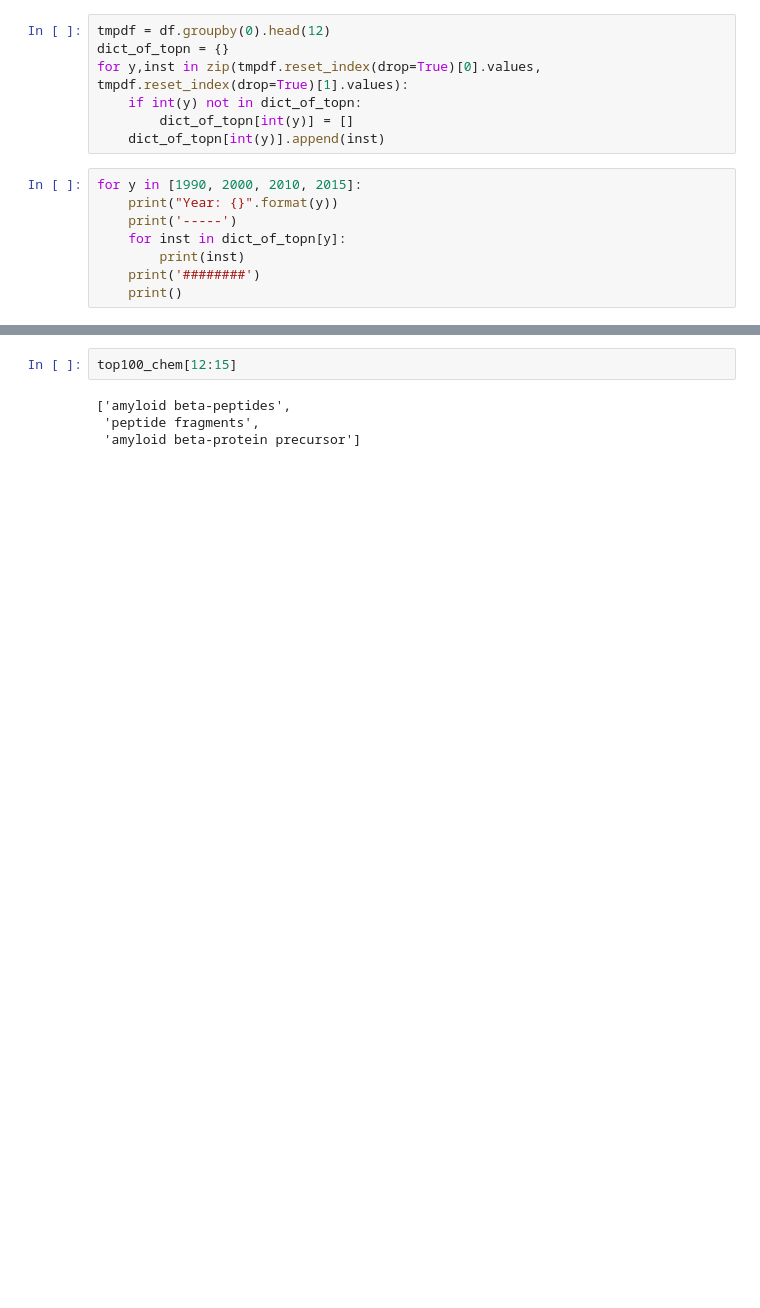
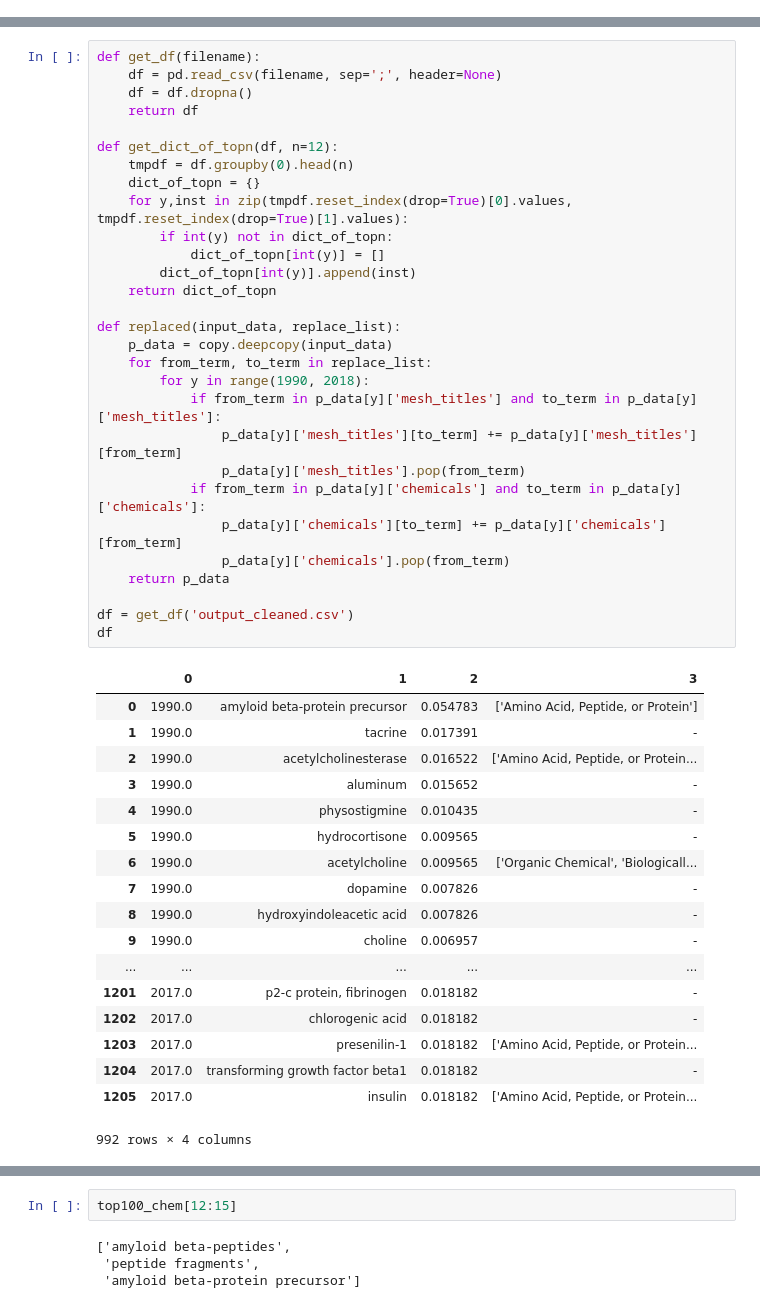
Before and after one commit to akarazeev/BioHack2017, a Jupyter notebook: main.ipynb, the cells around one changed output, grey strips where cells are left out. Drawn from its saved outputs; the diff is of its cells as text; blank space fills up the shorter version.

```diff
--- a/main.ipynb
+++ b/main.ipynb
@@ -399,15 +0,0 @@ df
-# %%
-tmpdf = df.groupby(0).head(12)
-dict_of_topn = {}
-for y,inst in zip(tmpdf.reset_index(drop=True)[0].values, tmpdf.reset_index(drop=True)[1].values):
-    if int(y) not in dict_of_topn:
-        dict_of_topn[int(y)] = []
-    dict_of_topn[int(y)].append(inst)
-# %%
-for y in [1990, 2000, 2010, 2015]:
-    print("Year: {}".format(y))
-    print('-----')
-    for inst in dict_of_topn[y]:
-        print(inst)
-    print('########')
-    print()
@@ -599,0 +141,48 @@ TGT-1383107-YMG7qHrm3QmBUbedFuMAg2Lb31Qch77GfYfoa6gu0b2SUSYtRY-cas
+# %%
+def get_df(filename):
+    df = pd.read_csv(filename, sep=';', header=None)
+    df = df.dropna()
+    return df
+
+def get_dict_of_topn(df, n=12):
+    tmpdf = df.groupby(0).head(n)
+    dict_of_topn = {}
+    for y,inst in zip(tmpdf.reset_index(drop=True)[0].values, tmpdf.reset_index(drop=True)[1].values):
+        if int(y) not in dict_of_topn:
+            dict_of_topn[int(y)] = []
+        dict_of_topn[int(y)].append(inst)
+    return dict_of_topn
+
+def replaced(input_data, replace_list):
+    p_data = copy.deepcopy(input_data)
+    for from_term, to_term in replace_list:
+        for y in range(1990, 2018):
+            if from_term in p_data[y]['mesh_titles'] and to_term in p_data[y]['mesh_titles']:
+                p_data[y]['mesh_titles'][to_term] += p_data[y]['mesh_titles'][from_term]
+                p_data[y]['mesh_titles'].pop(from_term)
+            if from_term in p_data[y]['chemicals'] and to_term in p_data[y]['chemicals']:
+                p_data[y]['chemicals'][to_term] += p_data[y]['chemicals'][from_term]
+                p_data[y]['chemicals'].pop(from_term)
+    return p_data
+
+df = get_df('output_cleaned.csv')
+df
+# %% [output]
+|  | 0 | 1 | 2 | 3 |
+| 0 | 1990.0 | amyloid beta-protein precursor | 0.054783 | ['Amino Acid, Peptide, or Protein'] |
+| 1 | 1990.0 | tacrine | 0.017391 | - |
+| 2 | 1990.0 | acetylcholinesterase | 0.016522 | ['Amino Acid, Peptide, or Protein... |
+| 3 | 1990.0 | aluminum | 0.015652 | - |
+| 4 | 1990.0 | physostigmine | 0.010435 | - |
+| 5 | 1990.0 | hydrocortisone | 0.009565 | - |
+| 6 | 1990.0 | acetylcholine | 0.009565 | ['Organic Chemical', 'Biologicall... |
+| 7 | 1990.0 | dopamine | 0.007826 | - |
+| 8 | 1990.0 | hydroxyindoleacetic acid | 0.007826 | - |
+| 9 | 1990.0 | choline | 0.006957 | - |
+| ... | ... | ... | ... | ... |
+| 1201 | 2017.0 | p2-c protein, fibrinogen | 0.018182 | - |
+| 1202 | 2017.0 | chlorogenic acid | 0.018182 | - |
+| 1203 | 2017.0 | presenilin-1 | 0.018182 | ['Amino Acid, Peptide, or Protein... |
+| 1204 | 2017.0 | transforming growth factor beta1 | 0.018182 | - |
+| 1205 | 2017.0 | insulin | 0.018182 | ['Amino Acid, Peptide, or Protein... |
+992 rows × 4 columns
```
Also changed, not shown: parts of 38 cells of this notebook, 53 other files.
